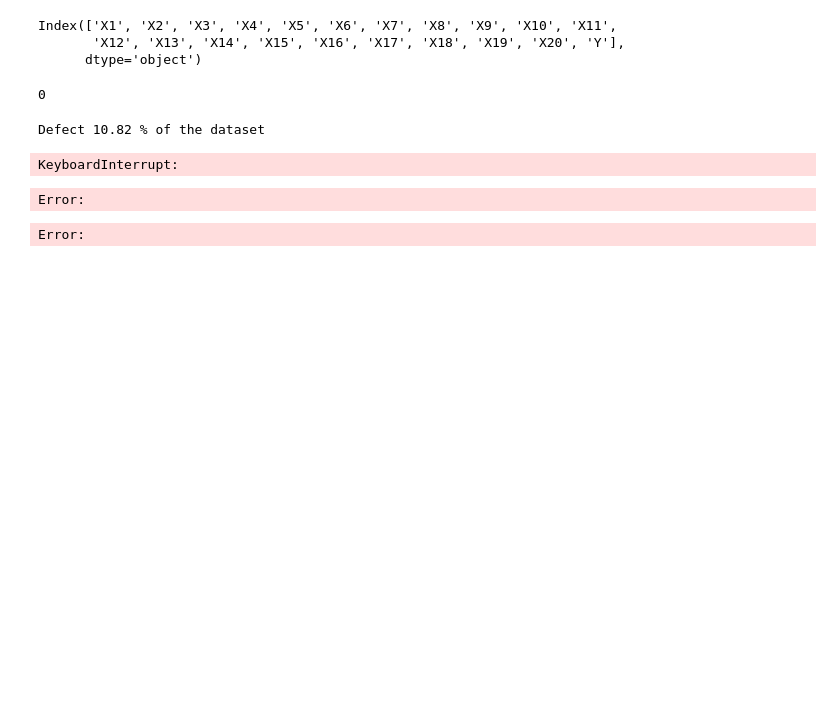
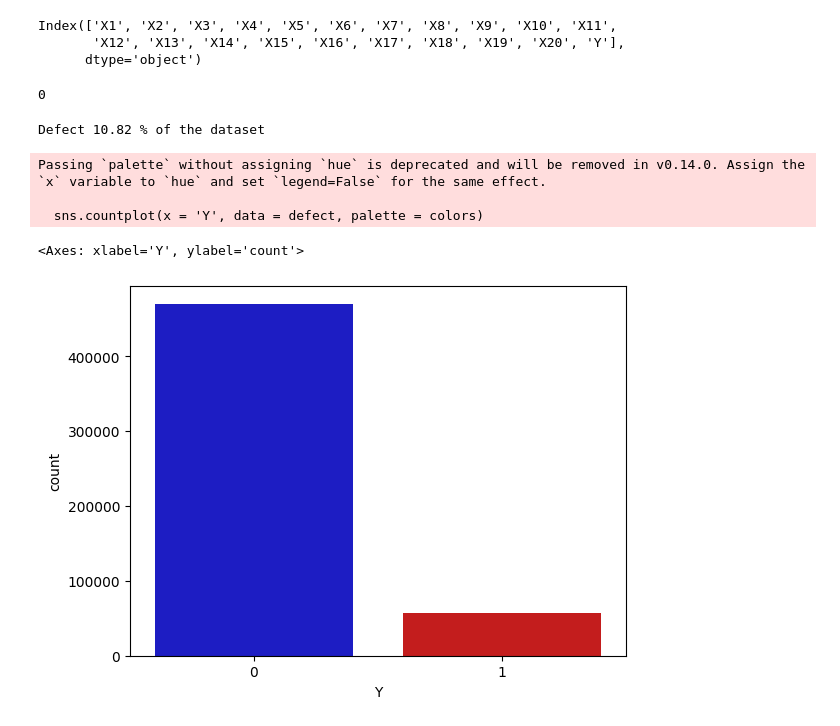
Before and after one commit to AhyeongJ/LS_Project1, a Jupyter notebook: project1.ipynb, the cells around one changed output. Cells and saved outputs as stored; diff of their text form; code cells hidden in the pictures; blank space fills up the shorter version.

```diff
--- a/project1.ipynb
+++ b/project1.ipynb
@@ -52,9 +52,12 @@ defect.isnull().sum().max()
 print('Defect',round(defect['Y'].value_counts()[1]/len(defect) * 100,2), '% of the dataset')
 # %% [output]
 Defect 10.82 % of the dataset
-# %%
-plt.plot(df)
-# %% [output]
-KeyboardInterrupt:
-Error:
-Error:
+# %%
+colors = ["#0101DF", "#DF0101"]
+sns.countplot(x = 'Y', data = defect, palette = colors)
+# %% [output]
+Passing `palette` without assigning `hue` is deprecated and will be removed in v0.14.0. Assign the `x` variable to `hue` and set `legend=False` for the same effect.
+
+  sns.countplot(x = 'Y', data = defect, palette = colors)
+<Axes: xlabel='Y', ylabel='count'>
+[figure, added]
```
Also changed, not shown: parts of 10 cells of this notebook.
